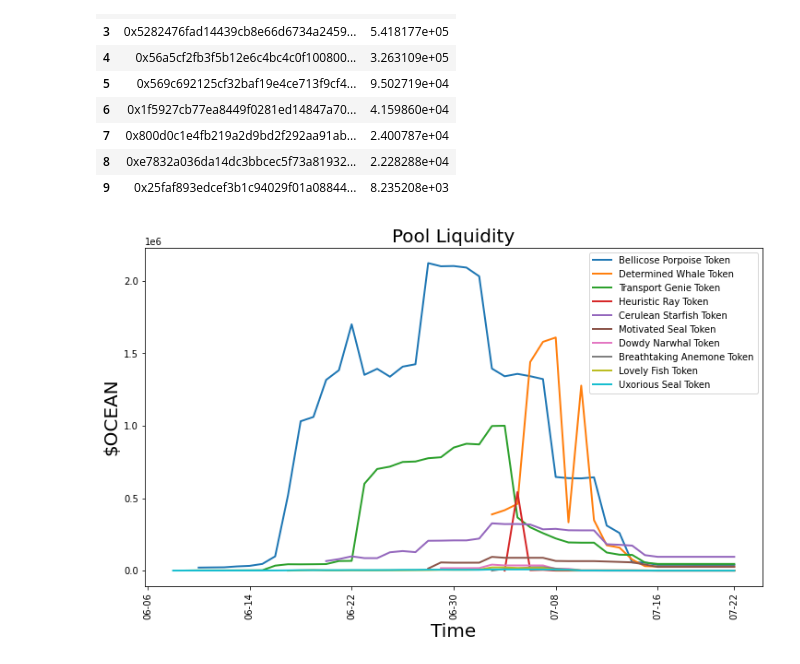
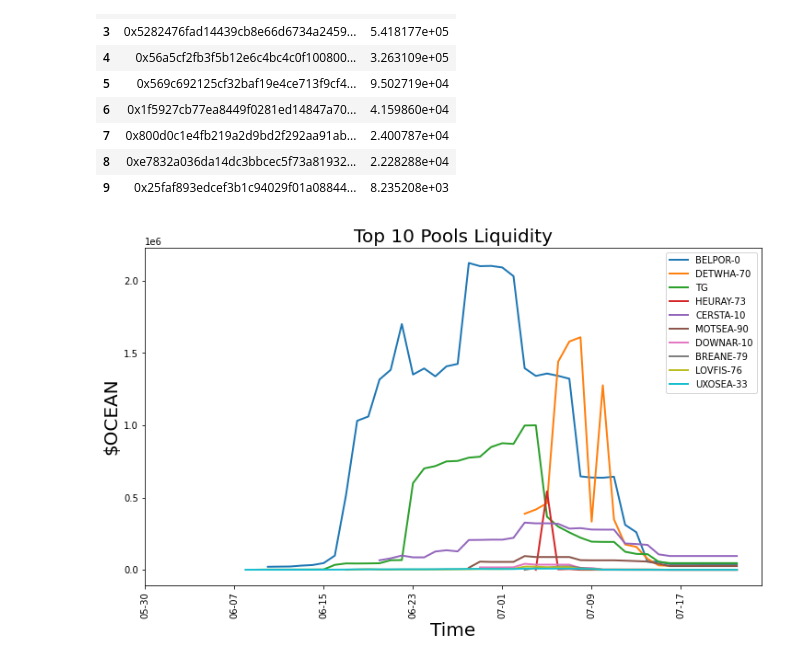
Before and after one commit to trangnv/ocean-marketplace, a Jupyter notebook: queries.ipynb, the cells around one changed output. Drawn from its saved outputs; the diff is of its cells as text; code cells hidden in the pictures.

```diff
--- a/queries.ipynb
+++ b/queries.ipynb
@@ -16,24 +16,24 @@ from utils import get_block_number_from_timestamp
 - block will be use to query ocean-subgraph later
 - Queried every 6 hours, this is also an interval for all historical data queries: global statistics, pools, fixed rate exchange
 # %%
-timestamp0 = 1653868800 # (GMT): Monday, May 30, 2022 12:00:00 AM
-timestamp1 = 1658534400 # (GMT): Saturday, July 23, 2022 12:00:00 AM
-interval = 21600 # 6 hours
+# timestamp0 = 1653868800 # (GMT): Monday, May 30, 2022 12:00:00 AM
+# timestamp1 = 1658534400 # (GMT): Saturday, July 23, 2022 12:00:00 AM
+# interval = 21600 # 6 hours
 
-df_timestamp_block = pd.DataFrame(columns = ['timestamp', 'block'])
+# df_timestamp_block = pd.DataFrame(columns = ['timestamp', 'block'])
 
-for timestamp in range(timestamp0, timestamp1, interval):
-    block = get_block_number_from_timestamp(timestamp)
-    values = [{
-        "timestamp": timestamp,
-        "block": block
-    }]
-    df_timestamp_block = df_timestamp_block.append(values)
-    time.sleep(0.3)
+# for timestamp in range(timestamp0, timestamp1, interval):
+#     block = get_block_number_from_timestamp(timestamp)
+#     values = [{
+#         "timestamp": timestamp,
+#         "block": block
+#     }]
+#     df_timestamp_block = df_timestamp_block.append(values)
+#     time.sleep(0.3)
 
-# save
-df_timestamp_block.reset_index(inplace = True, drop = True)
-df_timestamp_block.to_csv('./data/timestamp_block.csv', index=False)
+# # save
+# df_timestamp_block.reset_index(inplace = True, drop = True)
+# df_timestamp_block.to_csv('./data/timestamp_block.csv', index=False)
 # %%
 # load from queried data
 df_timestamp_block =  pd.read_csv('./data/timestamp_block.csv')
@@ -393,5 +373,6 @@ df_pools.iloc[1:].reset_index(drop=True).to_csv(
 # %%
-pd.read_csv('./data/pools_historically_1653868800_1658534400.csv')
+df_pools = pd.read_csv('./data/pools_historically_1653868800_1658534400.csv')
+df_pools
 # %% [output]
 |  | baseTokenLiquidity | controller | datatokenLiquidity | exitCount | id | joinCount | spotPrice | ... |
 | 0 | NaN | NaN | NaN | NaN | 0x25faf893edcef3b1c94029f01a08844... | NaN | NaN | ... |
@@ -437,29 +418,34 @@ df_pools_sorted.head(10)
 # %%
 # plot each pool historical data
 fig, ax = plt.subplots()
 for pool in df_pools_sorted['id'][:10]:
     df = df_pools.loc[df_pools['id'] == pool]
     if df['datatoken.name'].unique()[0] is np.nan:
         datatoken_name = df['datatoken.name'].unique()[1]
     else:
         datatoken_name = df['datatoken.name'].unique()[0]
 
+    if df['datatoken.symbol'].unique()[0] is np.nan:
+        datatoken_symbol = df['datatoken.symbol'].unique()[1]
+    else:
+        datatoken_symbol = df['datatoken.symbol'].unique()[0]
+
     x = pd.to_datetime(df["timestamp"], unit='s').dt.strftime('%m-%d')
 
     y = df['baseTokenLiquidity'].astype(float)
-    plt.plot(x, y, label = f'{datatoken_name}', linewidth=2)
+    plt.plot(x, y, label = f'{datatoken_symbol}', linewidth=2)
 
 plt.xlabel("Time", fontsize=20)
 plt.ylabel("$OCEAN", fontsize=20)
-plt.title(f"Pool Liquidity", fontsize=20)
+plt.title(f"Top 10 Pools Liquidity", fontsize=20)
 plt.xticks(rotation=30)
 plt.legend(fontsize=10)
 
 ax.tick_params(axis='x',rotation=90)
 
 ax.set_xticks(x[0::8])
 
 fig = matplotlib.pyplot.gcf()
 fig.set_size_inches(12, 6.75)
 # %% [output]
-[figure, old version]
+[figure, new version]
```
Also changed, not shown: parts of 7 cells of this notebook, 1 other file.
